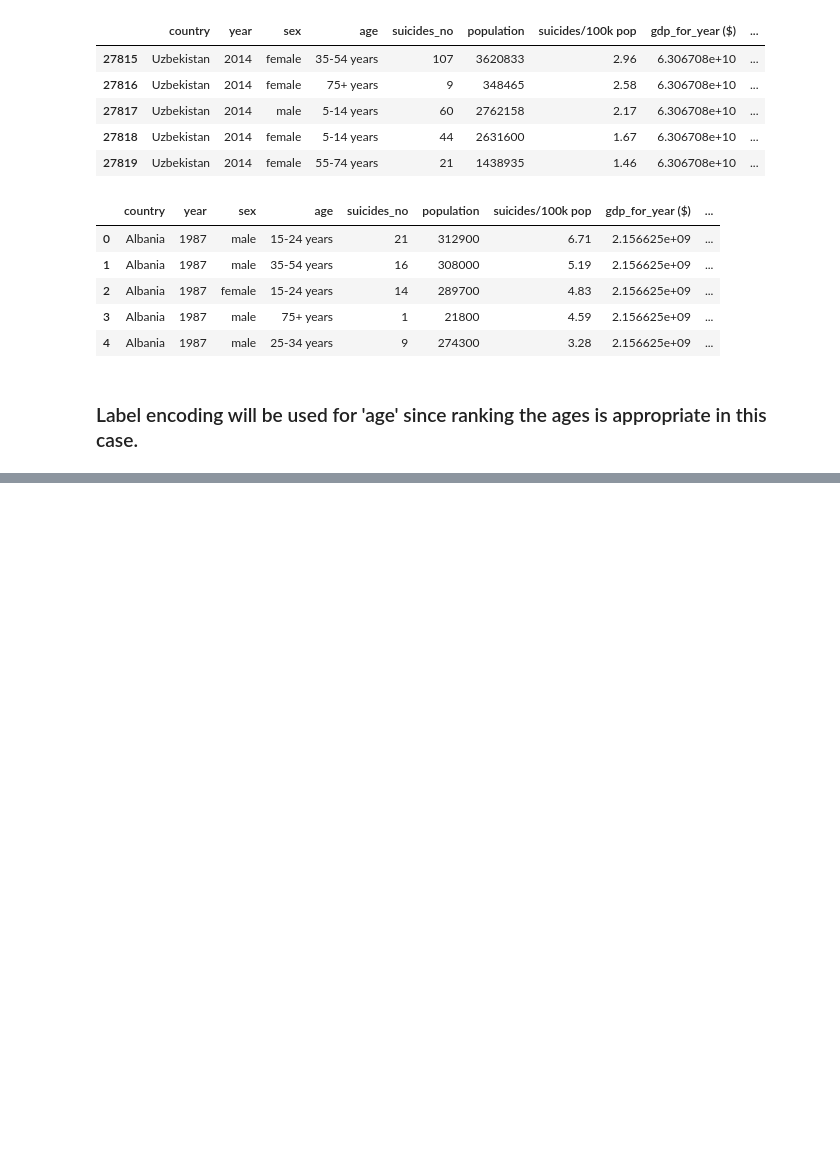
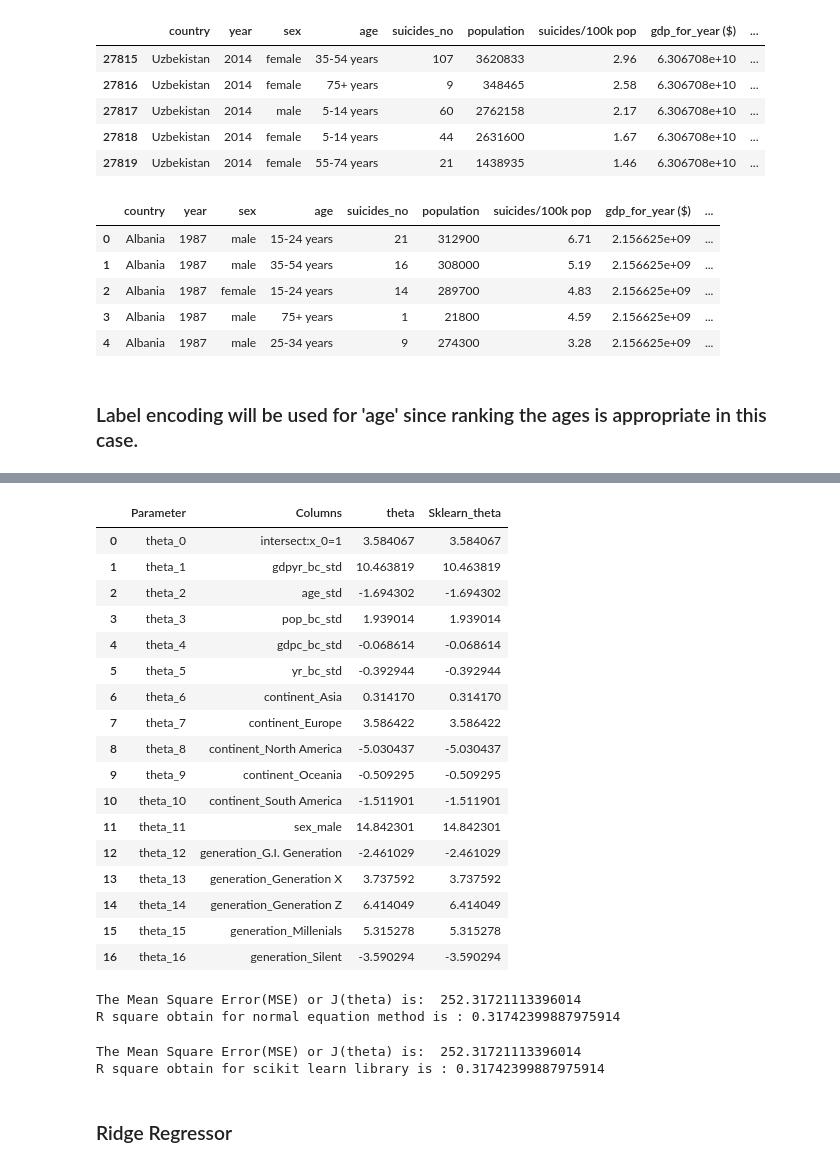
Before and after one commit to ryanli633/ECE_219, a Jupyter notebook: Project_4/Project4_Suicides.ipynb, the cells around one changed output, grey strips where cells are left out. Drawn from its saved outputs; the diff is of its cells as text; code cells hidden in the pictures; blank space fills up the shorter version.

```diff
--- a/Project_4/Project4_Suicides.ipynb
+++ b/Project_4/Project4_Suicides.ipynb
@@ -613,0 +670,6 @@ plt.show()
+# %%
+#from sklearn.model_selection import train_test_split
+X = std_ft_df.drop('suicides/100k pop',axis=1) # Independet variable
+y = std_ft_df['suicides/100k pop'] # dependent variable
+
+X_train, X_test, y_train, y_test = train_test_split(X,y,test_size=0.3,random_state=23)
@@ -613,0 +705,74 @@ plt.show()
+# %%
+# Step 1: add x0 =1 to dataset
+X_train_0 = np.c_[np.ones((X_train.shape[0],1)),X_train]
+X_test_0 = np.c_[np.ones((X_test.shape[0],1)),X_test]
+
+# Step2: build model
+theta = np.matmul(np.linalg.inv( np.matmul(X_train_0.T,X_train_0) ), np.matmul(X_train_0.T,y_train))
+# %%
+# The parameters for linear regression model
+parameter = ['theta_'+str(i) for i in range(X_train_0.shape[1])]
+columns = ['intersect:x_0=1'] + list(X.columns.values)
+parameter_df = pd.DataFrame({'Parameter':parameter,'Columns':columns,'theta':theta})
+# %%
+# Scikit Learn module
+from sklearn.linear_model import LinearRegression
+lin_reg = LinearRegression()
+lin_reg.fit(X_train,y_train) # Note: x_0 =1 is no need to add, sklearn will take care of it.
+
+#Parameter
+sk_theta = [lin_reg.intercept_]+list(lin_reg.coef_)
+parameter_df = parameter_df.join(pd.Series(sk_theta, name='Sklearn_theta'))
+parameter_df
+# %% [output]
+|  | Parameter | Columns | theta | Sklearn_theta |
+| 0 | theta_0 | intersect:x_0=1 | 3.584067 | 3.584067 |
+| 1 | theta_1 | gdpyr_bc_std | 10.463819 | 10.463819 |
+| 2 | theta_2 | age_std | -1.694302 | -1.694302 |
+| 3 | theta_3 | pop_bc_std | 1.939014 | 1.939014 |
+| 4 | theta_4 | gdpc_bc_std | -0.068614 | -0.068614 |
+| 5 | theta_5 | yr_bc_std | -0.392944 | -0.392944 |
+| 6 | theta_6 | continent_Asia | 0.314170 | 0.314170 |
+| 7 | theta_7 | continent_Europe | 3.586422 | 3.586422 |
+| 8 | theta_8 | continent_North America | -5.030437 | -5.030437 |
+| 9 | theta_9 | continent_Oceania | -0.509295 | -0.509295 |
+| 10 | theta_10 | continent_South America | -1.511901 | -1.511901 |
+| 11 | theta_11 | sex_male | 14.842301 | 14.842301 |
+| 12 | theta_12 | generation_G.I. Generation | -2.461029 | -2.461029 |
+| 13 | theta_13 | generation_Generation X | 3.737592 | 3.737592 |
+| 14 | theta_14 | generation_Generation Z | 6.414049 | 6.414049 |
+| 15 | theta_15 | generation_Millenials | 5.315278 | 5.315278 |
+| 16 | theta_16 | generation_Silent | -3.590294 | -3.590294 |
+# %%
+# Normal equation
+y_pred_norm =  np.matmul(X_test_0,theta)
+
+#Evaluvation: MSE
+J_mse = np.sum((y_pred_norm - y_test)**2)/ X_test_0.shape[0]
+
+# R_square
+sse = np.sum((y_pred_norm - y_test)**2)
+sst = np.sum((y_test - y_test.mean())**2)
+R_square = 1 - (sse/sst)
+print('The Mean Square Error(MSE) or J(theta) is: ',J_mse)
+print('R square obtain for normal equation method is :',R_square)
+# %% [output]
+The Mean Square Error(MSE) or J(theta) is:  252.31721113396014
+R square obtain for normal equation method is : 0.31742399887975914
+# %%
+# sklearn regression module
+y_pred_sk = lin_reg.predict(X_test)
+
+#Evaluvation: MSE
+from sklearn.metrics import mean_squared_error
+J_mse_sk = mean_squared_error(y_pred_sk, y_test)
+
+# R_square
+R_square_sk = lin_reg.score(X_test,y_test)
+print('The Mean Square Error(MSE) or J(theta) is: ',J_mse_sk)
+print('R square obtain for scikit learn library is :',R_square_sk)
+# %% [output]
+The Mean Square Error(MSE) or J(theta) is:  252.31721113396014
+R square obtain for scikit learn library is : 0.31742399887975914
+# %% [markdown]
+### Ridge Regressor
```
Also changed, not shown: parts of 40 cells of this notebook.
